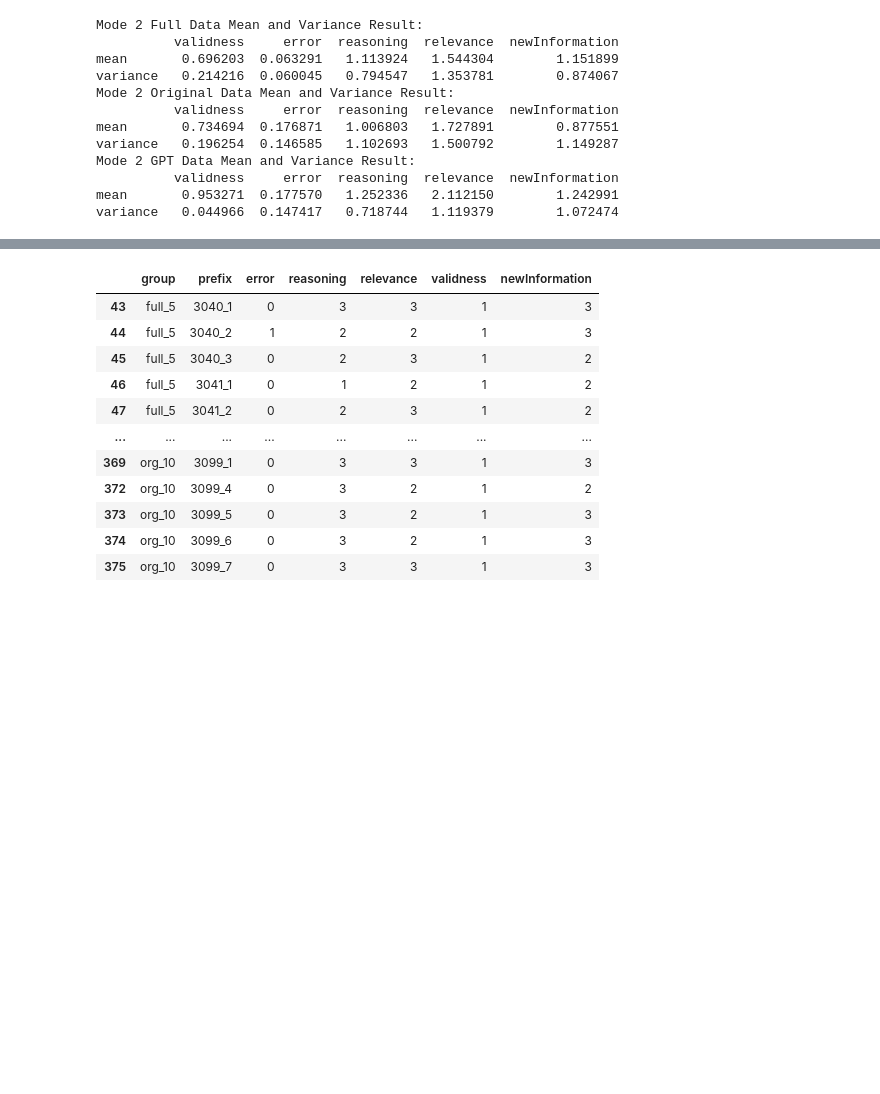
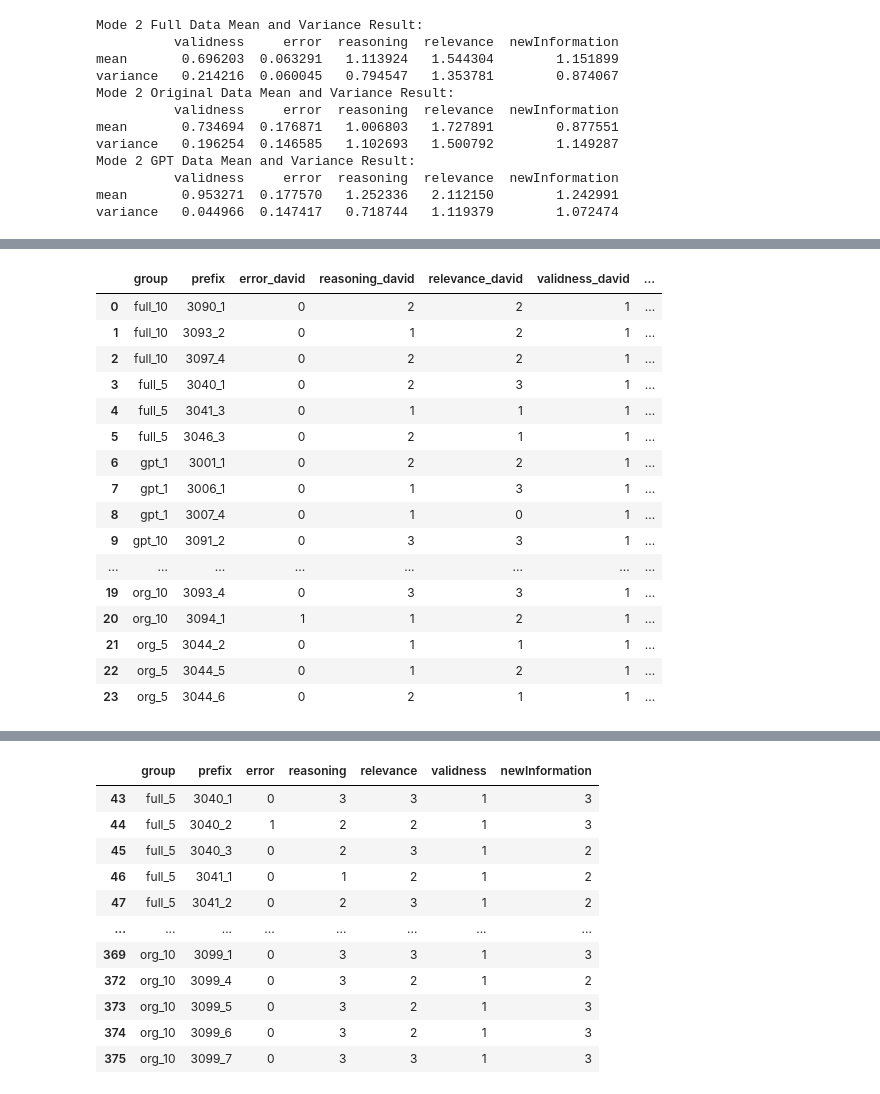
Before and after one commit to zheliu92/nlp_followupqg_public, a Jupyter notebook: Human_Evaluation/Helpers/mode_2_output_analysis.ipynb, the cells around one changed output, grey strips where cells are left out. Saved outputs shown, nothing was run; the diff lists cells and outputs as text; code cells hidden in the pictures; blank space fills up the shorter version.

Commit message:
inter annotator agreement analysis done for release 1

```diff
--- a/Human_Evaluation/Helpers/mode_2_output_analysis.ipynb
+++ b/Human_Evaluation/Helpers/mode_2_output_analysis.ipynb
@@ -568,0 +553,5 @@ variance        0.0  0.153659   0.754488   0.702687        1.001658
+# %%
+# Worker's Manual test sample evaluation
+worker_release_1_eval = pd.read_excel('/Users/tkang/Documents/research/nlp_followupqg/Human_Evaluation/Data/Mode2/Analysis/mode_2_release_1_manual_test_evaluation.xlsx', sheet_name="worker_release_1")
+
+print(worker_release_1_eval.to_markdown(index=False))
@@ -568,0 +576,5 @@ variance        0.0  0.153659   0.754488   0.702687        1.001658
+# %%
+# David's Manual test sample evaluation
+david_release_1_eval = pd.read_excel('/Users/tkang/Documents/research/nlp_followupqg/Human_Evaluation/Data/Mode2/Analysis/mode_2_release_1_manual_test_evaluation.xlsx', sheet_name="david_release_1")
+
+print(david_release_1_eval.to_markdown(index=False))
@@ -568,0 +599,5 @@ variance        0.0  0.153659   0.754488   0.702687        1.001658
+# %%
+# Zhe's Manual test sample evaluation
+zhe_release_1_eval = pd.read_excel('/Users/tkang/Documents/research/nlp_followupqg/Human_Evaluation/Data/Mode2/Analysis/mode_2_release_1_manual_test_evaluation.xlsx', sheet_name="zhe_release_1")
+
+print(zhe_release_1_eval.to_markdown(index=False))
@@ -568,0 +622,20 @@ variance        0.0  0.153659   0.754488   0.702687        1.001658
+# %%
+import pandas as pd
+
+df_worker = worker_release_1_eval.copy()
+df_david = david_release_1_eval.copy()
+df_zhe = zhe_release_1_eval.copy()
+
+def change_col_name(df, name):
+    df.columns = [
+        col + f'_{name}' if col not in ['group', 'prefix'] else col
+        for col in df.columns
+    ]
+
+    return df
+
+change_col_name(df_david, 'david')
+change_col_name(df_zhe, 'zhe')
+change_col_name(df_worker, 'worker')
+
+print(df_david)
@@ -568,0 +660,22 @@ variance        0.0  0.153659   0.754488   0.702687        1.001658
+# %%
+merged_df = df_david.merge(df_zhe, on=['group', 'prefix'], how='outer').merge(df_worker, on=['group', 'prefix'], how='outer')
+
+merged_df
+# %% [output]
+|  | group | prefix | error_david | reasoning_david | relevance_david | validness_david | ... |
+| 0 | full_10 | 3090_1 | 0 | 2 | 2 | 1 | ... |
+| 1 | full_10 | 3093_2 | 0 | 1 | 2 | 1 | ... |
+| 2 | full_10 | 3097_4 | 0 | 2 | 2 | 1 | ... |
+| 3 | full_5 | 3040_1 | 0 | 2 | 3 | 1 | ... |
+| 4 | full_5 | 3041_3 | 0 | 1 | 1 | 1 | ... |
+| 5 | full_5 | 3046_3 | 0 | 2 | 1 | 1 | ... |
+| 6 | gpt_1 | 3001_1 | 0 | 2 | 2 | 1 | ... |
+| 7 | gpt_1 | 3006_1 | 0 | 1 | 3 | 1 | ... |
+| 8 | gpt_1 | 3007_4 | 0 | 1 | 0 | 1 | ... |
+| 9 | gpt_10 | 3091_2 | 0 | 3 | 3 | 1 | ... |
+| ... | ... | ... | ... | ... | ... | ... | ... |
+| 19 | org_10 | 3093_4 | 0 | 3 | 3 | 1 | ... |
+| 20 | org_10 | 3094_1 | 1 | 1 | 2 | 1 | ... |
+| 21 | org_5 | 3044_2 | 0 | 1 | 1 | 1 | ... |
+| 22 | org_5 | 3044_5 | 0 | 1 | 2 | 1 | ... |
+| 23 | org_5 | 3044_6 | 0 | 2 | 1 | 1 | ... |
```
Also changed, not shown: parts of 16 cells of this notebook, 8 other files.
